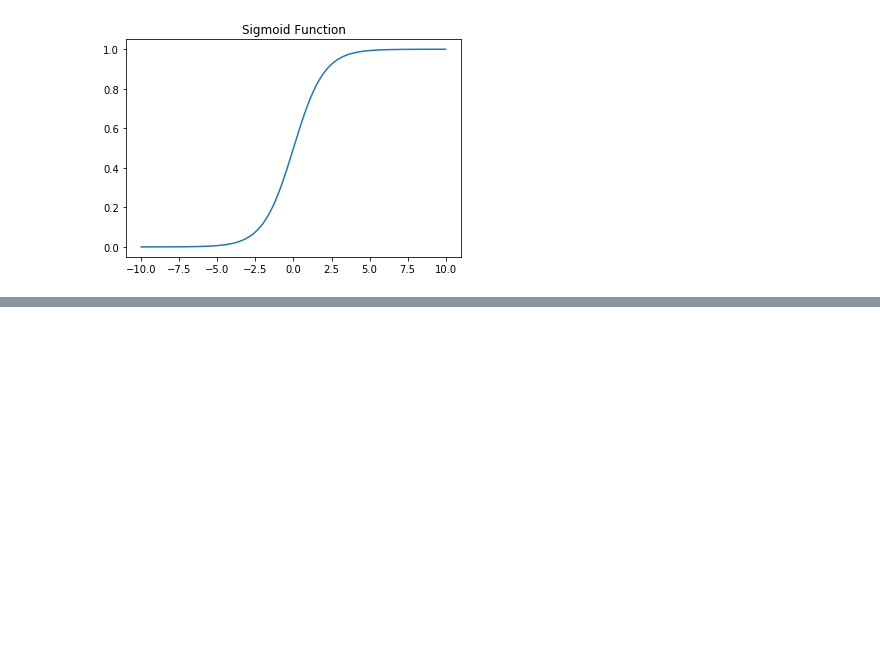
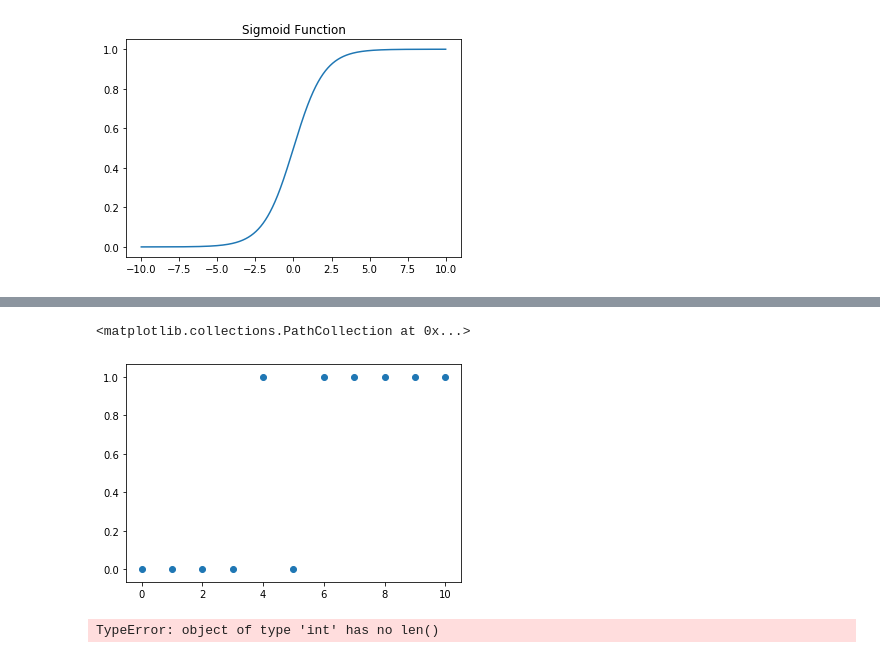
Before and after one commit to Andrew-Harrison-Chris/Chris-Harrison-ML, a Jupyter notebook: ChrisTeachesMachines.ipynb, the cells around one changed output, grey strips where cells are left out. Drawn from its saved outputs; the diff is of its cells as text; code cells hidden in the pictures; blank space fills up the shorter version.

```diff
--- a/ChrisTeachesMachines.ipynb
+++ b/ChrisTeachesMachines.ipynb
@@ -312,0 +412,11 @@ True
+# %%
+x = [0,1,2,3,4,5,6,7,8,9,10]
+z = [0,0,0,0,1,0,1,1,1,1,1]
+plt.scatter(x,z)
+# %% [output]
+<matplotlib.collections.PathCollection at 0x...>
+[figure, added]
+# %%
+multi_gradient_descent(x, z, 0.1,2, verbose=True)
+# %% [output]
+TypeError: object of type 'int' has no len()
```
Also changed, not shown: parts of 11 cells of this notebook.
